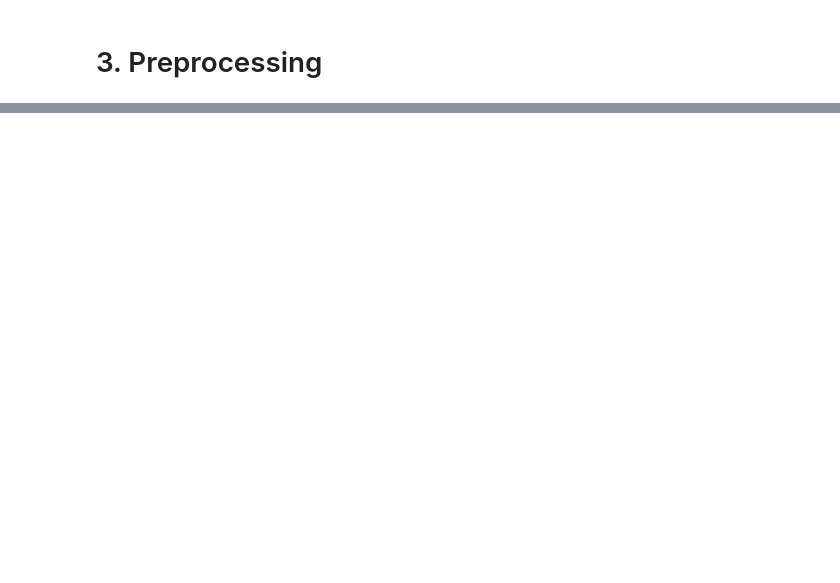
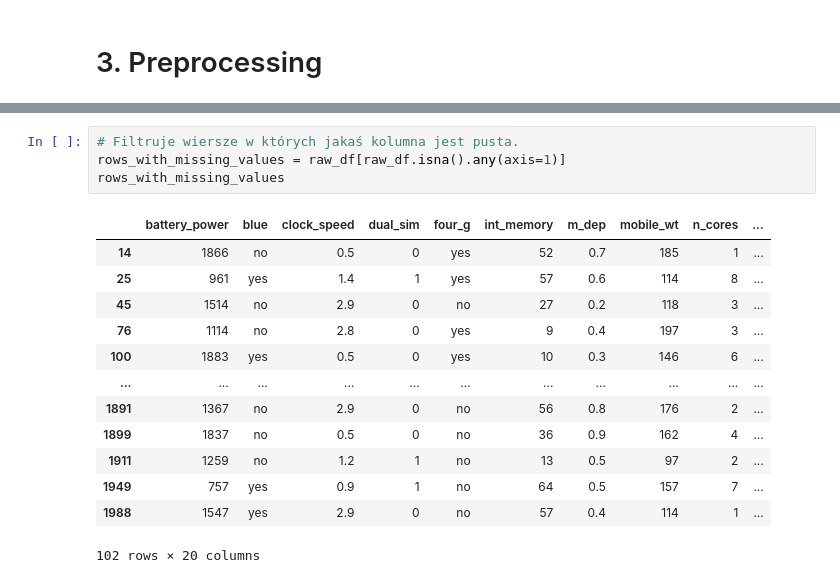
Before and after one commit to xDDreki/projekt_ML, a Jupyter notebook: sieci.ipynb, the cells around one changed output, grey strips where cells are left out. Drawn from its saved outputs; the diff is of its cells as text; blank space fills up the shorter version.

```diff
--- a/sieci.ipynb
+++ b/sieci.ipynb
@@ -78,0 +85,18 @@ array([[<Axes: xlabel='battery_power', ylabel='battery_power'>,
+# %%
+# Filtruje wiersze w których jakaś kolumna jest pusta.
+rows_with_missing_values = raw_df[raw_df.isna().any(axis=1)]
+rows_with_missing_values
+# %% [output]
+|  | battery_power | blue | clock_speed | dual_sim | four_g | int_memory | m_dep | mobile_wt | n_cores | ... |
+| 14 | 1866 | no | 0.5 | 0 | yes | 52 | 0.7 | 185 | 1 | ... |
+| 25 | 961 | yes | 1.4 | 1 | yes | 57 | 0.6 | 114 | 8 | ... |
+| 45 | 1514 | no | 2.9 | 0 | no | 27 | 0.2 | 118 | 3 | ... |
+| 76 | 1114 | no | 2.8 | 0 | yes | 9 | 0.4 | 197 | 3 | ... |
+| 100 | 1883 | yes | 0.5 | 0 | yes | 10 | 0.3 | 146 | 6 | ... |
+| ... | ... | ... | ... | ... | ... | ... | ... | ... | ... | ... |
+| 1891 | 1367 | no | 2.9 | 0 | no | 56 | 0.8 | 176 | 2 | ... |
+| 1899 | 1837 | no | 0.5 | 0 | no | 36 | 0.9 | 162 | 4 | ... |
+| 1911 | 1259 | no | 1.2 | 1 | no | 13 | 0.5 | 97 | 2 | ... |
+| 1949 | 757 | yes | 0.9 | 1 | no | 64 | 0.5 | 157 | 7 | ... |
+| 1988 | 1547 | yes | 2.9 | 0 | no | 57 | 0.4 | 114 | 1 | ... |
+102 rows × 20 columns
```
Also changed, not shown: parts of 12 cells of this notebook.
